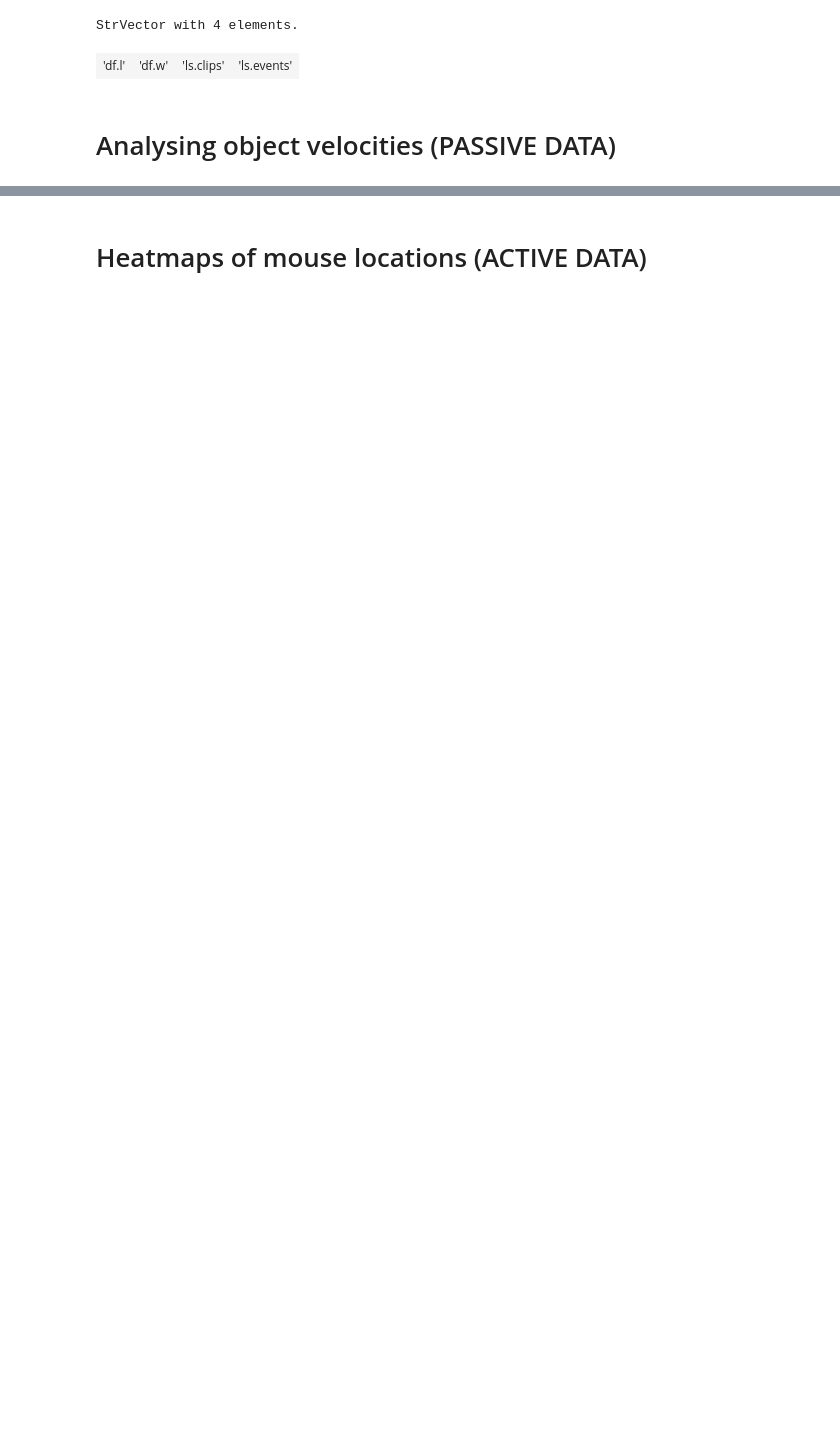
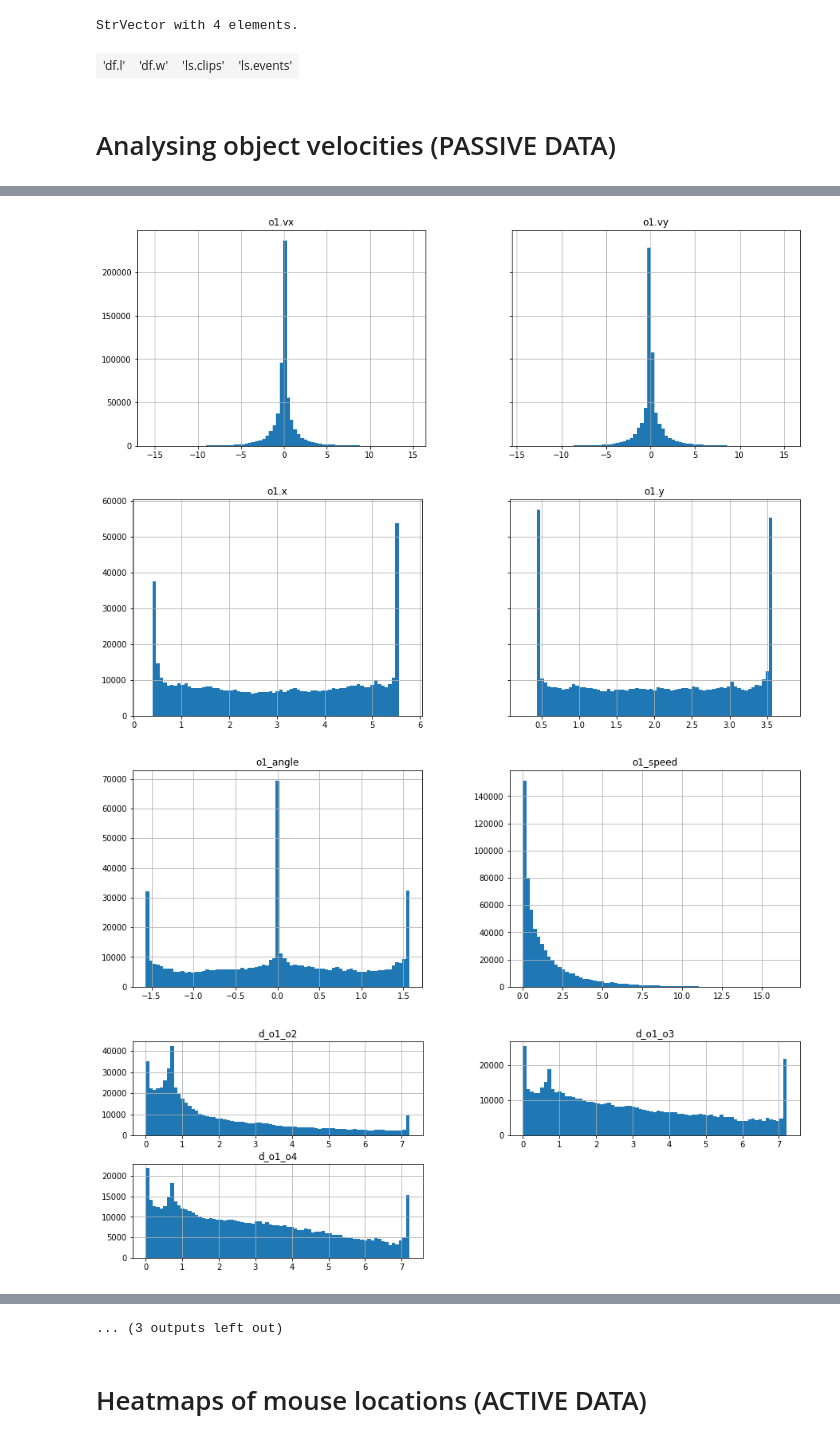
Before and after one commit to iamhectorotero/learning-physical-properties-with-rnns, a Jupyter notebook: 0. Preliminary analysis.ipynb, the cells around one changed output, grey strips where cells are left out. Cells and saved outputs as stored; diff of their text form; code cells hidden in the pictures; blank space fills up the shorter version.

```diff
--- a/0. Preliminary analysis.ipynb
+++ b/0. Preliminary analysis.ipynb
@@ -71,0 +97,7 @@ concat_trials.shape[0]
+# %%
+basic_plotting(force_trials)
+# %% [output]
+[figure, added]
+[figure, added]
+[figure, added]
+[figure, added]
@@ -72,3 +112,4 @@ concat_trials.shape[0]
+... (3 outputs left out)
 # %% [markdown]
 # Heatmaps of mouse locations (ACTIVE DATA)
 # %%
```
Also changed, not shown: parts of 16 cells of this notebook.
